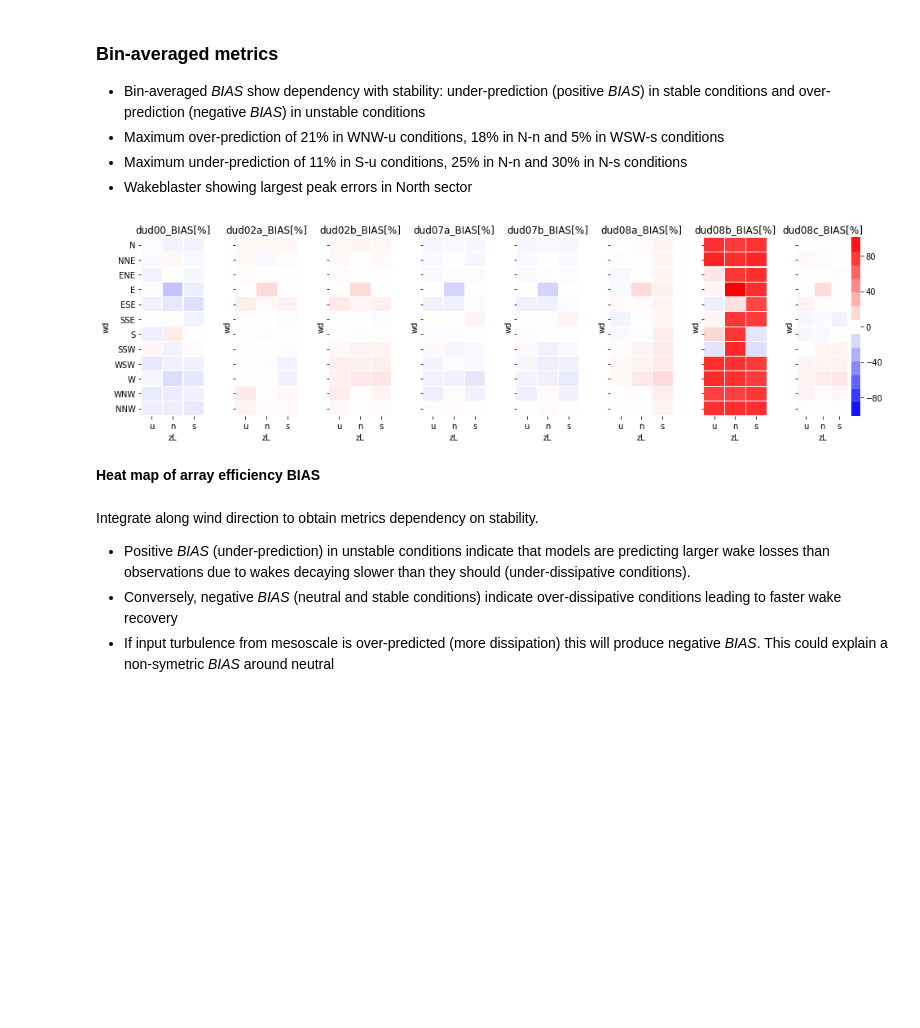
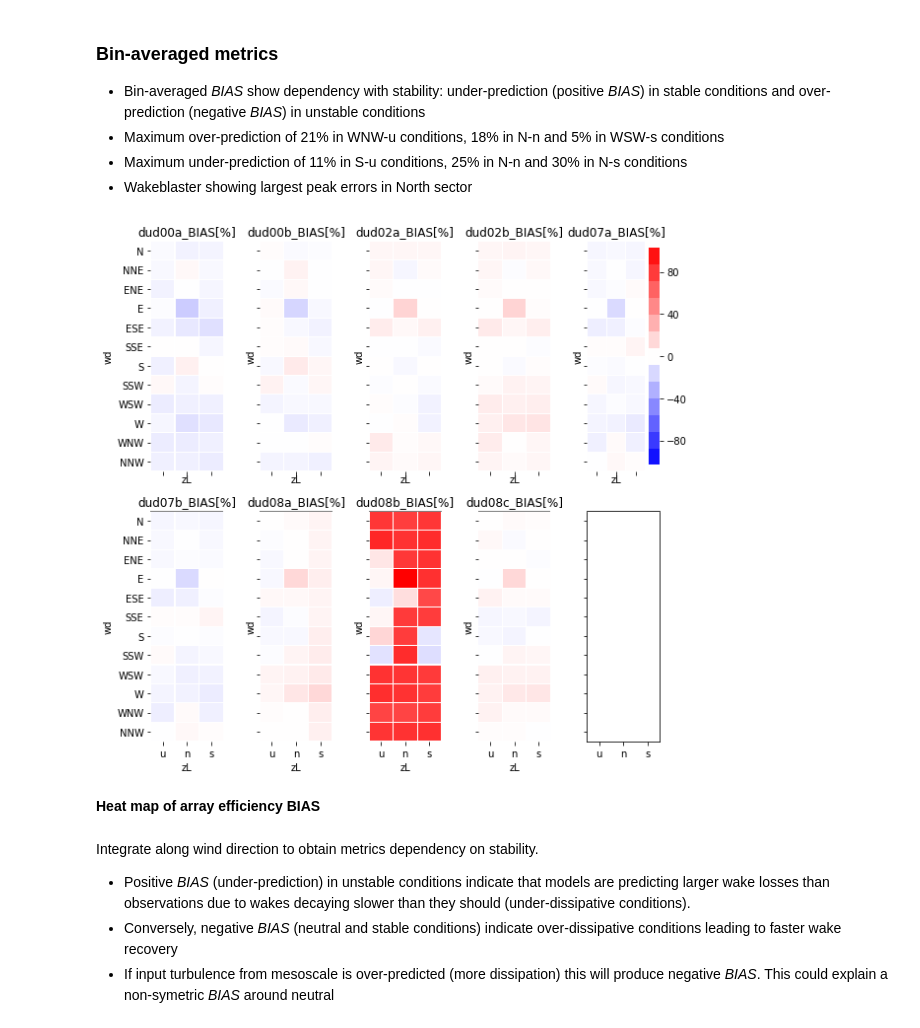
Before and after one commit to CENER-EPR/OWAbench, a Jupyter notebook: Dudgeon/Dudgeon_ArrayEfficiency.ipynb, the cells around one changed output. Cells and saved outputs as stored; diff of their text form; code cells hidden in the pictures; blank space fills up the shorter version.

```diff
--- a/Dudgeon/Dudgeon_ArrayEfficiency.ipynb
+++ b/Dudgeon/Dudgeon_ArrayEfficiency.ipynb
@@ -27,13 +28,14 @@ The following models participate in the benchmark.
 | ensemble | All | All | All | ensemble | Excluding anh03 and anh04 |
 # %%
-sim_id =    ['dud00','dud02a','dud02b','dud07a','dud07b','dud08a','dud08b','dud08c','ensemble']
-sim_name =  ['CENER_PortéAgelNeutral_WAKEref_ba','TUD_PARK_CNTLwt_ts','TUD_PARK_WAKEwt_ts',
+sim_id =    ['dud00a','dud00b','dud02a','dud02b','dud07a','dud07b','dud08a','dud08b','dud08c','ensemble']
+sim_name =  ['CENER_PortéAgelNeutral_WAKEref_ba','CENER_JensenNeutral_WAKEref_ba',
+             'TUD_PARK_CNTLwt_ts','TUD_PARK_WAKEwt_ts',
              'IFPEN_FarmShadow_WAKEref_ba','IFPEN_FarmShadow_WAKEref_ts',
              'PARK2_08TI_WAKEwt_ts','PARK_067TI_WAKEwt_ts','PARK_038_WAKEwt_ts','Ensemble']
-sim_model = ['ENG','ENG','ENG','ENG','ENG','ENG','ENG','ENG','Ensemble']
-sim_type =  ['ba','ts','ts','ba','ts','ts','ts','ts','ba']
+sim_model = ['ENG','ENG','ENG','ENG','ENG','ENG','ENG','ENG','ENG','Ensemble']
+sim_type =  ['ba','ba','ts','ts','ba','ts','ts','ts','ts','ba']
 sim_exclude = [] # list of simulations to exclude in the analysis (outliers for example)
-ensemble = [0,1,2,3,4,5,6,7]  # list of simulations to include in the analysis and define the ensemble
+ensemble = [0,1,2,3,4,5,6,7,8]  # list of simulations to include in the analysis and define the ensemble
 # %% [markdown]
 ## Load libraries
 # %%
@@ -155,7 +157,7 @@ Hence, after filtering for the wind speed, stability and direction bins, there a
 Now we load the mesoscale data interpolated at the turbine positions to generate reference power data that will be used in the definition of array efficiency.
 # %%
 # Load mesoscale data at turbine positions (time-series at hub-height)
-f = netCDF4.Dataset('./inputs/Dudgeon_Control_WindTurbines.nc', 'r')
+f = netCDF4.Dataset('./inputs/Dudgeon_Wakes_WindTurbines.nc', 'r')
 meso_ts_windspeed = pd.DataFrame(
             (f.variables['U'][:].data**2 + f.variables['V'][:].data**2)**0.5,
             index = f.variables['Times'][:].data)
@@ -326,12 +329,12 @@ display(Metrics)
 # %%
 figcaption = "**Heat map of array efficiency BIAS**"
 title = "_BIAS[%]"
-bin_avrg.plot_heatmaps(bias[ensemble], sub_plt_size = (1.7,4),n_plot_cols = 8,
+bin_avrg.plot_heatmaps(bias[ensemble], sub_plt_size = (1.7,4),n_plot_cols = 5,
                        figcaption = figcaption, title=title)
 
 #sim_name, bias.max(axis=1) # Compute maximum per stability
 # %% [output]
-[figure, old version]
+[figure, new version]
 **Heat map of array efficiency BIAS**
 # %% [markdown]
 Integrate along wind direction to obtain metrics dependency on stability.
```
Also changed, not shown: parts of 6 cells of this notebook, 3 other files.
